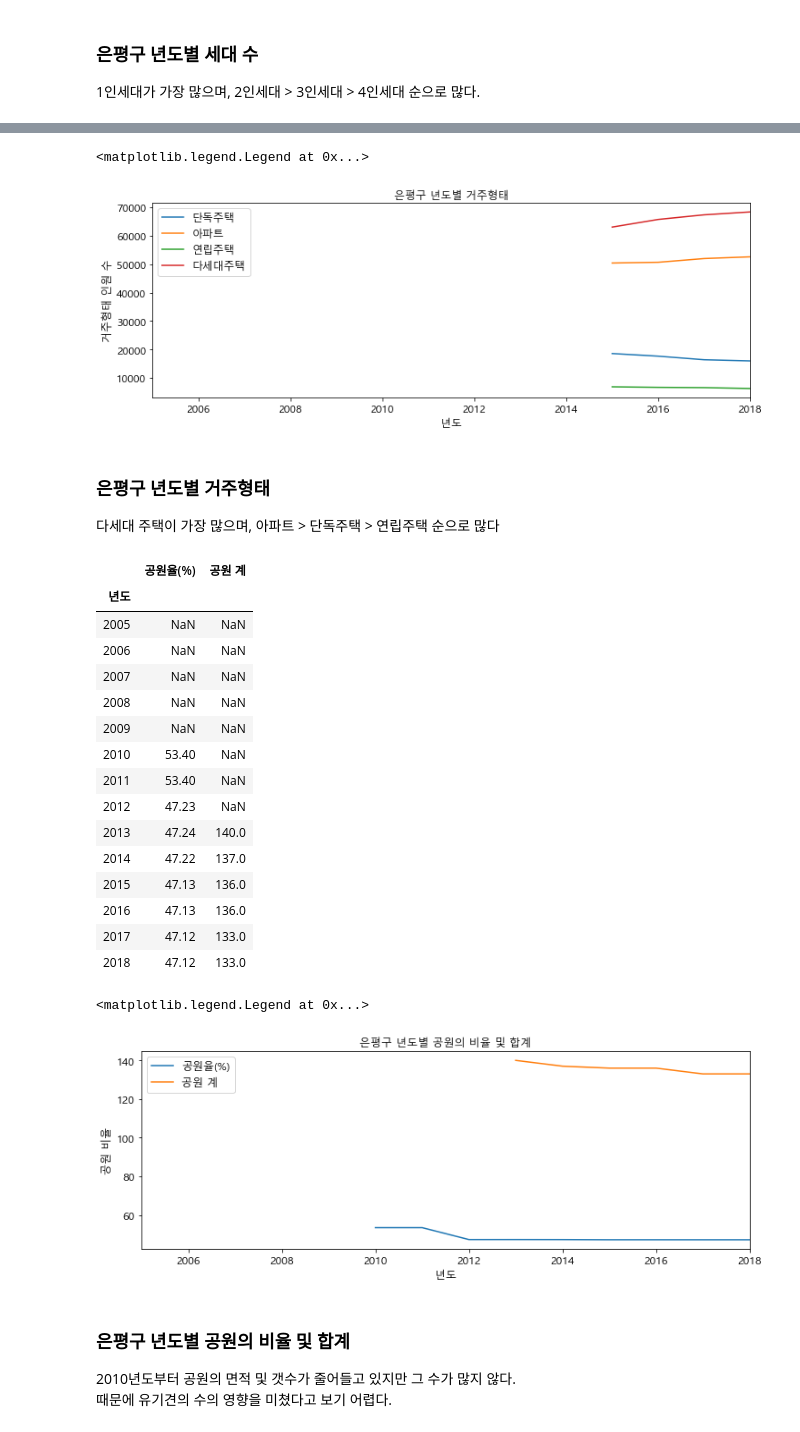
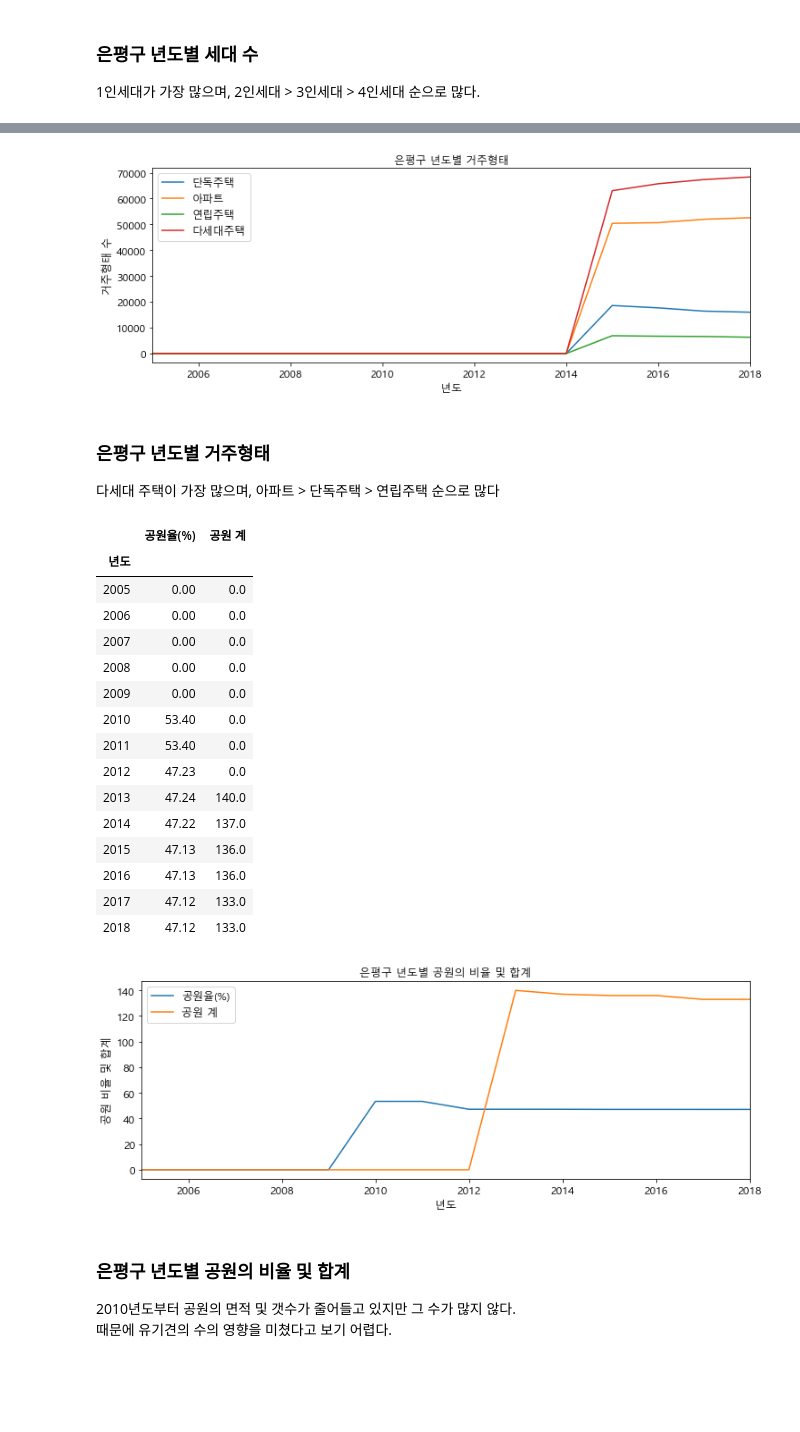
Before and after one commit to Kohayoung/shelter_dog, a Jupyter notebook: 1216_은평구 시각화.ipynb, the cells around one changed output, grey strips where cells are left out. Cells and saved outputs as stored; diff of their text form; code cells hidden in the pictures; blank space fills up the shorter version.

```diff
--- a/1216_은평구 시각화.ipynb
+++ b/1216_은평구 시각화.ipynb
@@ -32,6 +32,7 @@ df
 # %%
 df_eun = df[df['자치구']=='은평구']
 df_eun = df_eun.set_index('년도')
+df_eun = df_eun.fillna(0)
 df_eun
 # %% [output]
 |  | 자치구 | 사람 수 | 남자수 | 여자수 | 유기견수 | 복귀 | 입양분양 | 폐사안락사 | 계류기증 | 있다 | ... | ... |
@@ -216,9 +221,10 @@ ax = df_g.plot(kind="line", title="은평구 년도별 거주형태", figsize=(1
 ax.set_xlabel("년도", fontsize=12)
 ax.set_ylabel("거주형태 수", fontsize=12)
 ax.legend(['단독주택','아파트','연립주택','다세대주택'], fontsize=12)
+
+plt.savefig('graph/eun5.png', dpi=300)
 # %% [output]
-<matplotlib.legend.Legend at 0x...>
-[figure, old version]
+[figure, new version]
 # %% [markdown]
 ### 은평구 년도별 거주형태
 다세대 주택이 가장 많으며, 아파트 > 단독주택 > 연립주택 순으로 많다
@@ -229,14 +235,14 @@ df_h
 # %% [output]
 |  | 공원율(%) | 공원 계 |
 | 년도 |  |  |
-| 2005 | NaN | NaN |
-| 2006 | NaN | NaN |
-| 2007 | NaN | NaN |
-| 2008 | NaN | NaN |
-| 2009 | NaN | NaN |
-| 2010 | 53.40 | NaN |
-| 2011 | 53.40 | NaN |
-| 2012 | 47.23 | NaN |
+| 2005 | 0.00 | 0.0 |
+| 2006 | 0.00 | 0.0 |
+| 2007 | 0.00 | 0.0 |
+| 2008 | 0.00 | 0.0 |
+| 2009 | 0.00 | 0.0 |
+| 2010 | 53.40 | 0.0 |
+| 2011 | 53.40 | 0.0 |
+| 2012 | 47.23 | 0.0 |
 | 2013 | 47.24 | 140.0 |
 | 2014 | 47.22 | 137.0 |
 | 2015 | 47.13 | 136.0 |
@@ -246,12 +252,13 @@ df_h
 # %%
 #은평구 년도별 공원의 비율 및 합계 [시각화]
 ax = df_h.plot(kind="line", title="은평구 년도별 공원의 비율 및 합계", figsize=(12,4), legend=True, fontsize=12)
 ax.set_xlabel("년도", fontsize=12)
-ax.set_ylabel("공원 비율", fontsize=12)
+ax.set_ylabel("공원 비율 및 합계", fontsize=12)
 ax.legend(['공원율(%)','공원 계'], fontsize=12)
+
+plt.savefig('graph/eun6.png', dpi=300)
 # %% [output]
-<matplotlib.legend.Legend at 0x...>
-[figure, old version]
+[figure, new version]
 # %% [markdown]
 ### 은평구 년도별 공원의 비율 및 합계
 2010년도부터 공원의 면적 및 갯수가 줄어들고 있지만 그 수가 많지 않다. <br>
```
Also changed, not shown: parts of 26 cells of this notebook, 23 other files.
